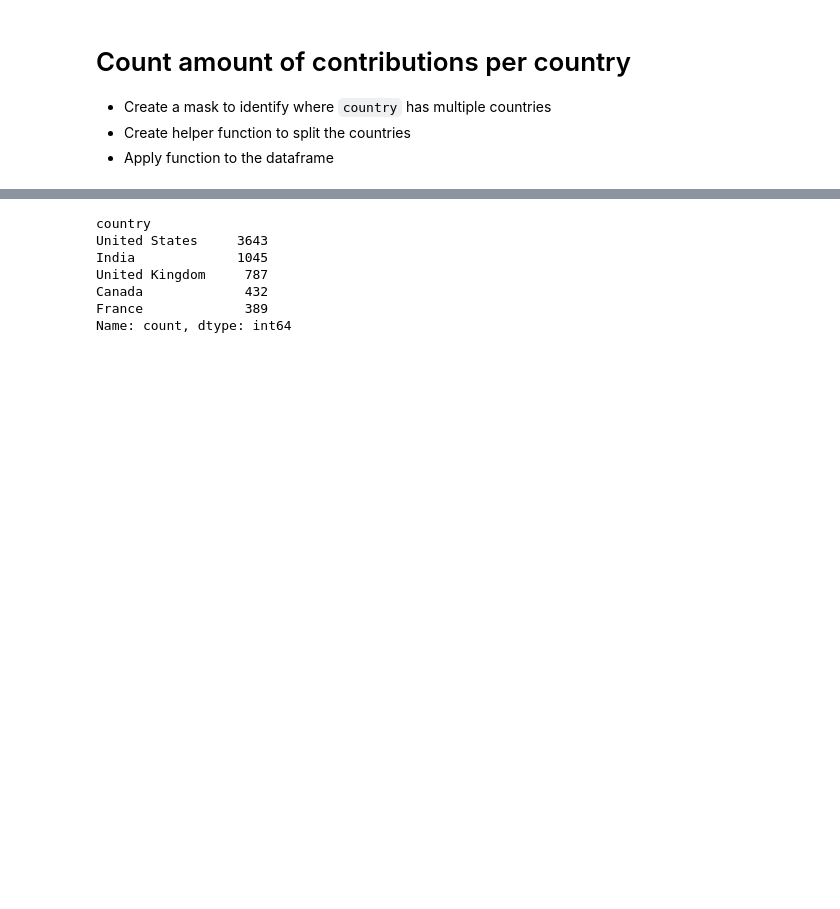
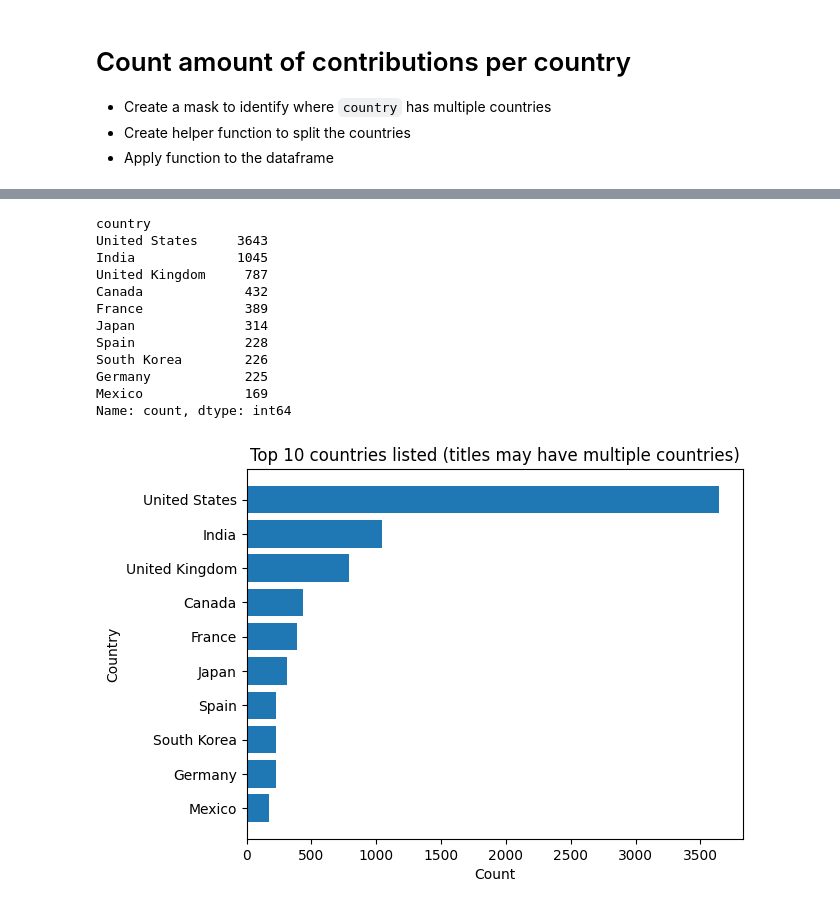
Before and after one commit to AlantheG21/4379_Assignment1, a Jupyter notebook: notebooks/analysis.ipynb, the cells around one changed output, grey strips where cells are left out. Cells and saved outputs as stored; diff of their text form; code cells hidden in the pictures; blank space fills up the shorter version.

Commit message:
created: Visualization of findings from data

```diff
--- a/notebooks/analysis.ipynb
+++ b/notebooks/analysis.ipynb
@@ -113,11 +113,11 @@ df_clean.head(5)
 | 7 | s8 | Movie | Sankofa | Haile Gerima | Kofi Ghanaba, Oyafunmike Ogunlano... | United States, Ghana, Burkina Fas... | 2021-09-24 | 1993 | TV-MA | 125 min | ... |
 | 8 | s9 | TV Show | The Great British Baking Show | Andy Devonshire | Mel Giedroyc, Sue Perkins, Mary B... | United Kingdom | 2021-09-24 | 2021 | TV-14 | 9 Seasons | ... |
 # %%
-df_by_countries = df_clean.explode("country_list")
-df_by_countries["country"] = df_by_countries["country_list"]
-df_by_countries.drop(columns="country_list", inplace=True)
+df_clean = df_clean.explode("country_list")
+df_clean["country"] = df_clean["country_list"]
+df_clean.drop(columns="country_list", inplace=True)
 
-top_countries = df_by_countries["country"].value_counts().head(5)
+top_countries = df_clean["country"].value_counts().head(10)
 
 top_countries
 # %% [output]
@@ -127,4 +127,18 @@ India             1045
 United Kingdom     787
 Canada             432
 France             389
+Japan              314
+Spain              228
+South Korea        226
+Germany            225
+Mexico             169
 Name: count, dtype: int64
+# %%
+plt.figure()
+plt.barh(top_countries.index[::-1], top_countries.values[::-1])
+plt.xlabel("Count")
+plt.ylabel("Country")
+plt.title("Top 10 countries listed (titles may have multiple countries)")
+plt.show()
+# %% [output]
+[figure, added]
```
Also changed, not shown: parts of 3 cells of this notebook.
